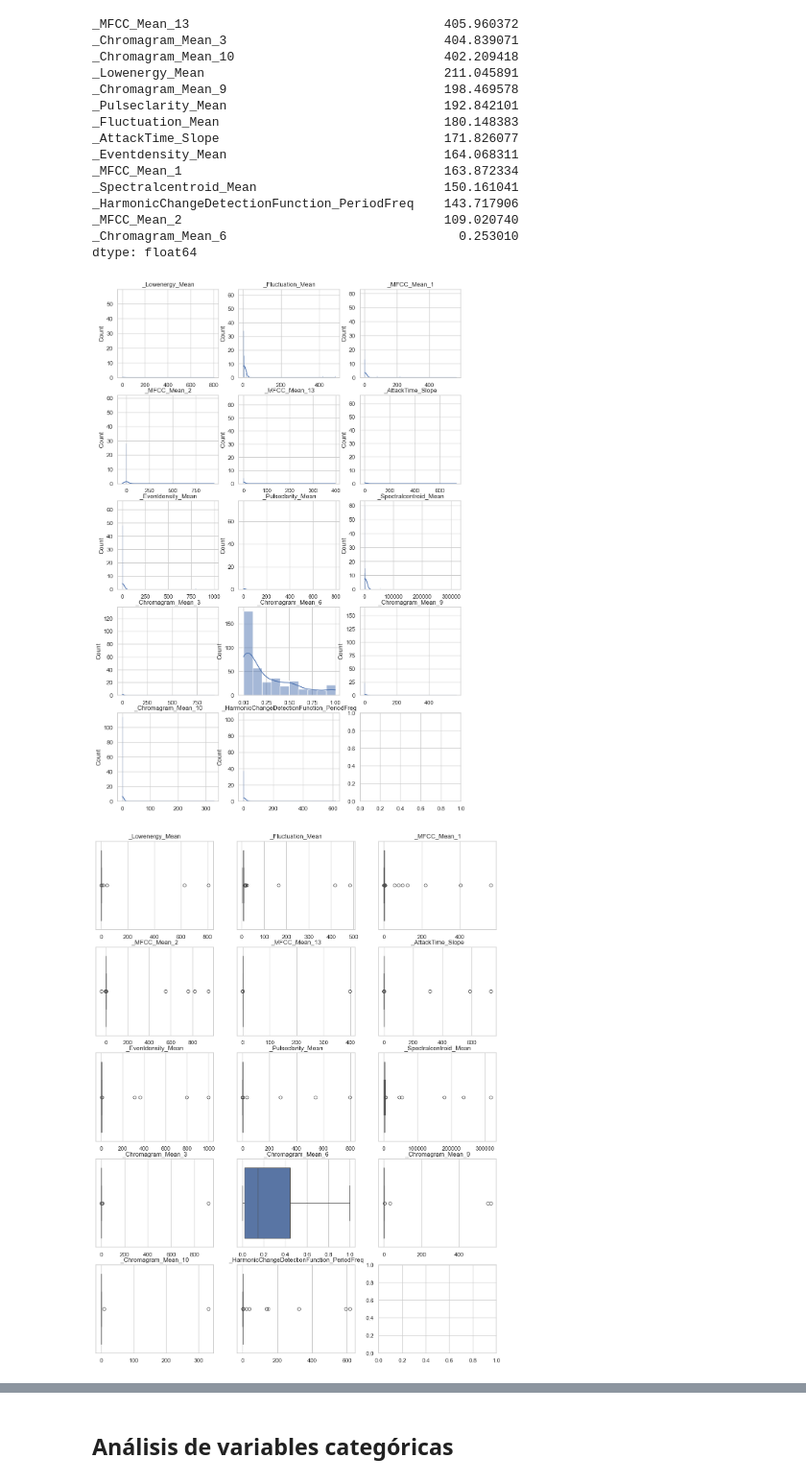
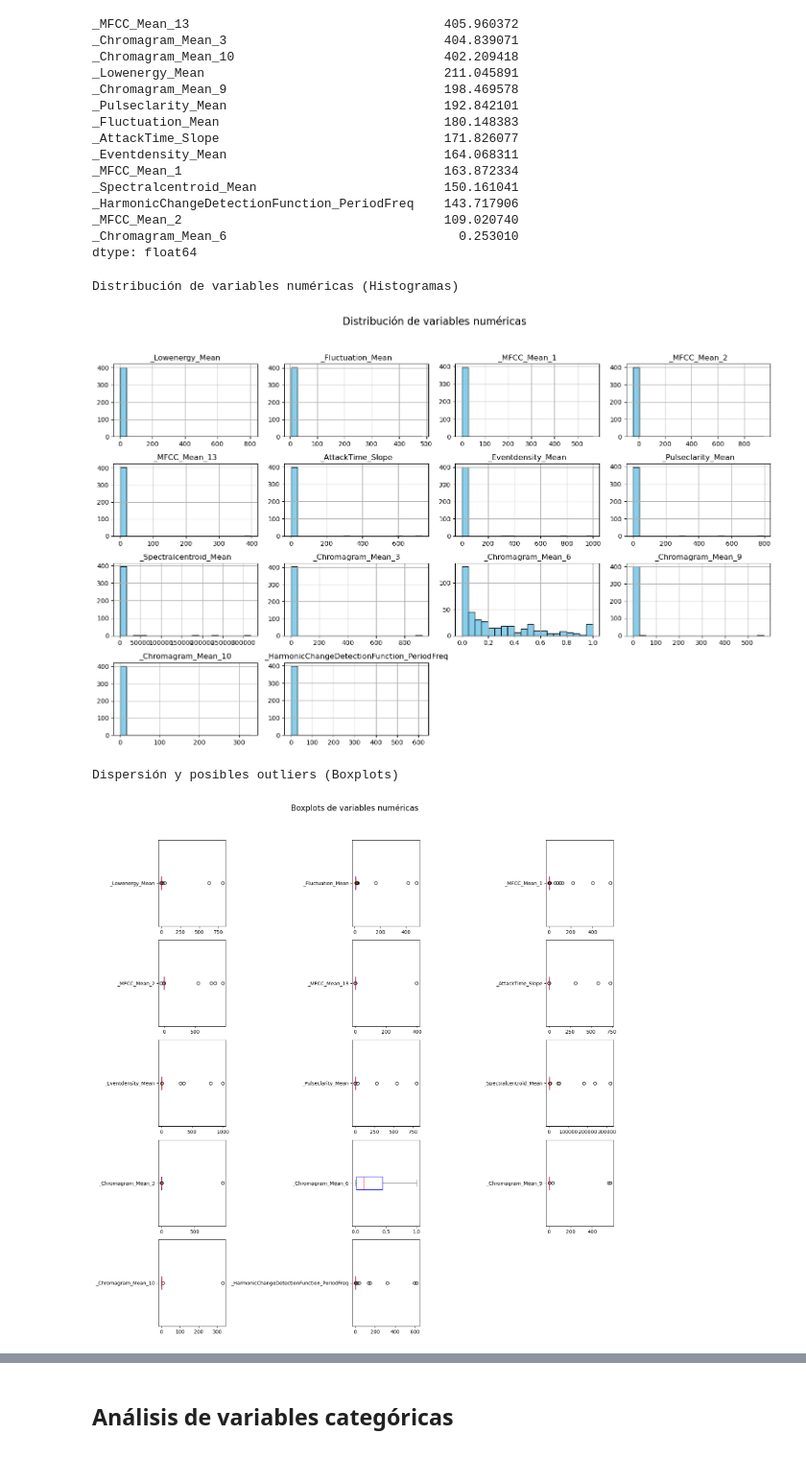
Before and after one commit to maurocastill/eq18_turkish_music_mlops, a Jupyter notebook: notebooks/1_emc_initial_data_exploration.ipynb, the cells around one changed output, grey strips where cells are left out. Shown: that part at 96% size. Cells and saved outputs as stored; diff of their text form; code cells hidden in the pictures.

```diff
--- a/notebooks/1_emc_initial_data_exploration.ipynb
+++ b/notebooks/1_emc_initial_data_exploration.ipynb
@@ -28,12 +28,8 @@ import matplotlib.pyplot as plt
 import seaborn as sns
 from sklearn.preprocessing import StandardScaler, LabelEncoder
 # %%
-# Configuración gráfica
-sns.set(style="whitegrid")
-plt.rcParams["figure.figsize"] = (10,6)
-
 # Cargar dataset modificado
-df = pd.read_csv("../data/turkish_music_emotion_modified.csv")
+df = pd.read_csv("../data/raw/turkish_music_emotion_modified.csv")
 
 # Revisar primeras filas
 df.head()
@@ -161,25 +160,3 @@ _HarmonicChangeDetectionFunction_PeriodFreq    143.717906
 _MFCC_Mean_2                                   109.020740
 _Chromagram_Mean_6                               0.253010
 dtype: float64
-# %%
-# Gráficos de histogramas para determinar la distribución de los valores representados en cada variable
-fig, axes = plt.subplots(nrows=5, ncols=3, figsize=(14,18))
-axes = axes.ravel()
-
-numeric_cols = num_numeric.columns.tolist()
-
-for col, ax in zip(numeric_cols, axes):
-  sns.histplot(x=df[col], kde=True, ax=ax)
-  ax.set(title=f'{col}', xlabel=None)
-# %% [output]
-[figure, removed]
-# %%
-# Gráficos de Box plot para mostrar la distribución de los datos a través de sus cuartiles
-fig, axes = plt.subplots(nrows=5, ncols=3, figsize=(14,18))
-axes = axes.ravel()
-
-for col, ax in zip(numeric_cols, axes):
-  sns.boxplot(x=df[col], ax=ax)
-  ax.set(title=f'{col}', xlabel=None)
-# %% [output]
-[figure, removed]
@@ -185,0 +209,8 @@ for col, ax in zip(numeric_cols, axes):
+# %%
+# Gráficas
+plot_numeric_eda(df)
+# %% [output]
+Distribución de variables numéricas (Histogramas)
+[figure, added]
+Dispersión y posibles outliers (Boxplots)
+[figure, added]
```
Also changed, not shown: parts of 35 cells of this notebook.
